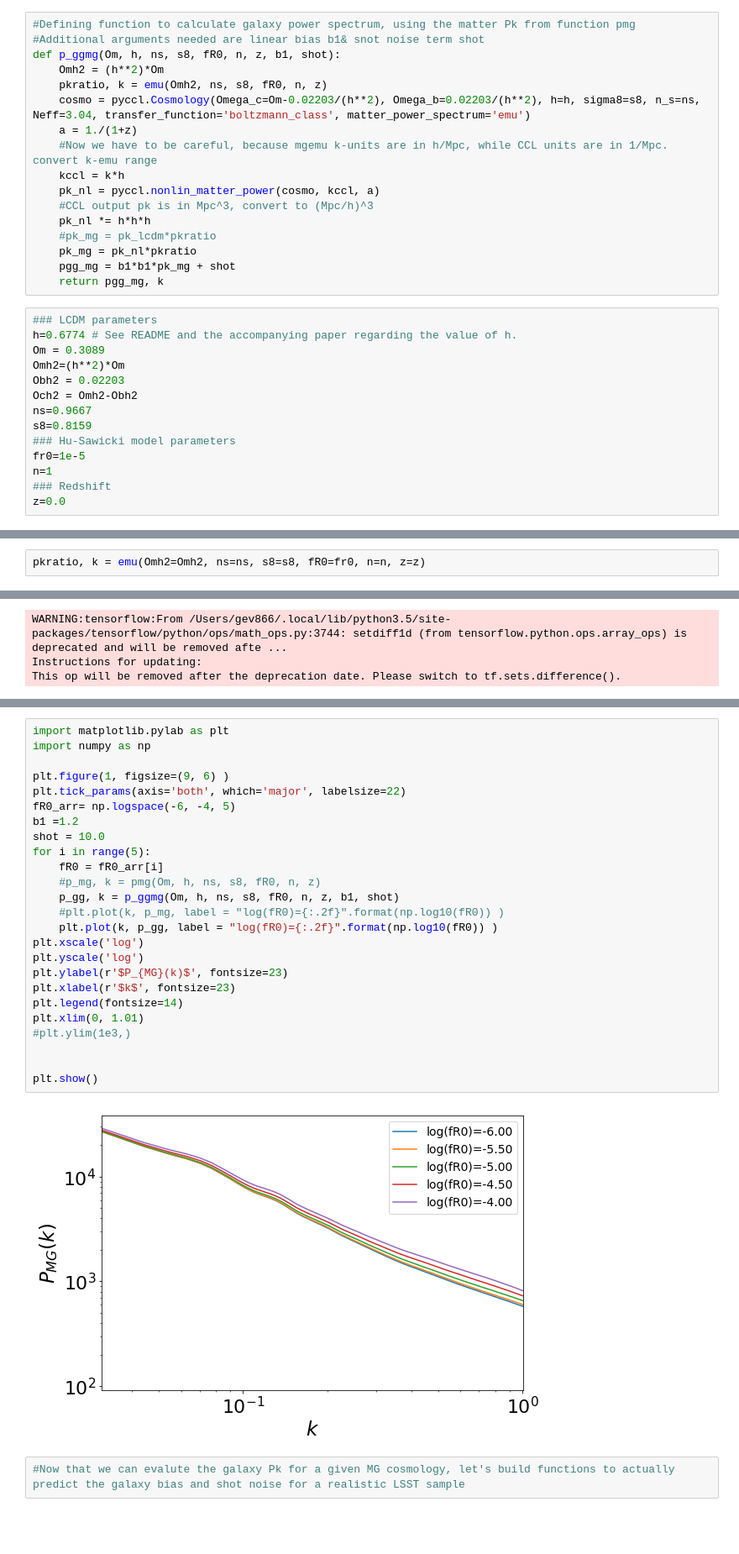
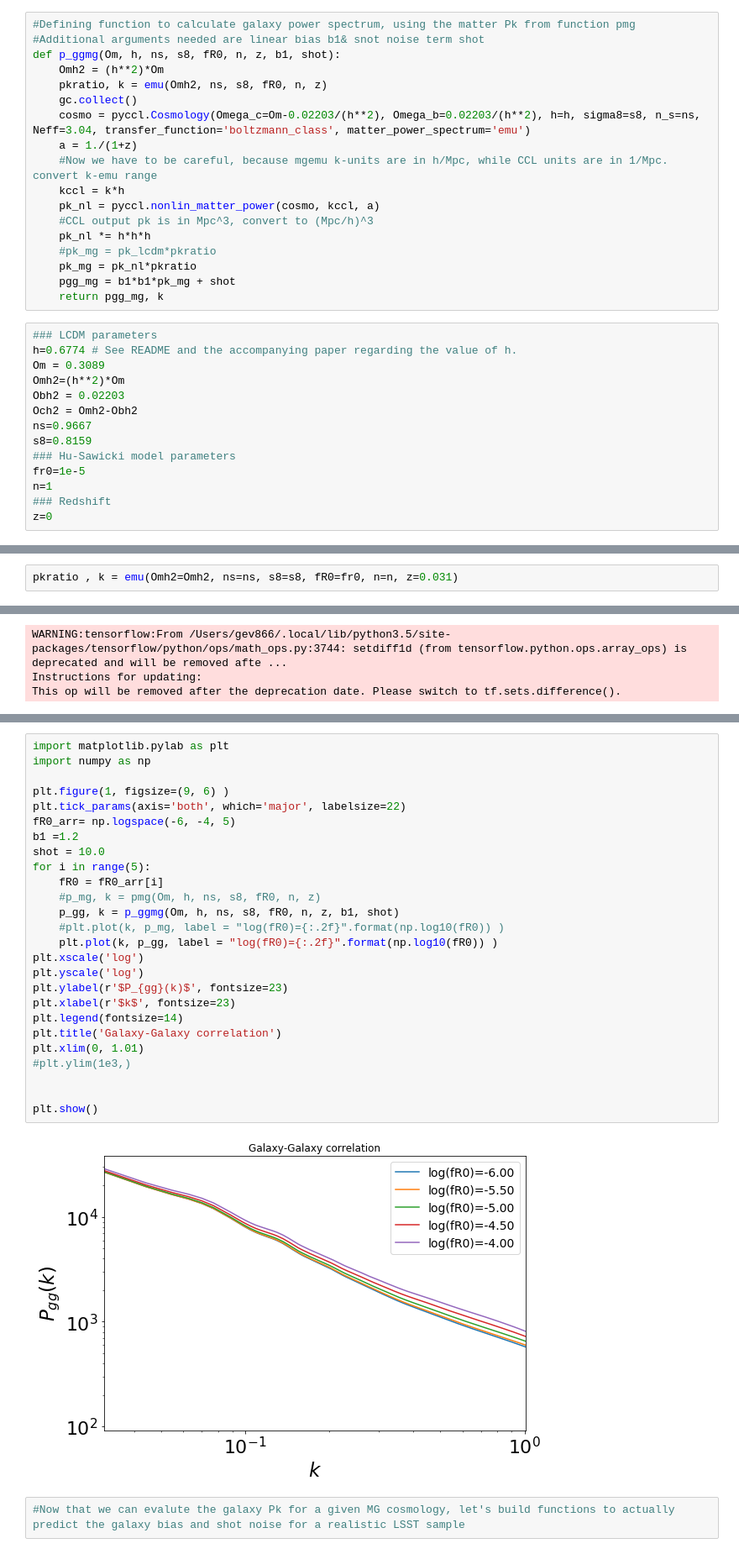
Before and after one commit to LSSTDESC/mgemu, a Jupyter notebook: notebooks/Galaxy_pmg.ipynb, the cells around one changed output, grey strips where cells are left out. Shown at 84% size. Cells and saved outputs as stored; diff of their text form; blank space fills up the shorter version.

```diff
--- a/notebooks/Galaxy_pmg.ipynb
+++ b/notebooks/Galaxy_pmg.ipynb
@@ -27,6 +46,7 @@ def pmg(Om, h, ns, s8, fR0, n, z):
 def p_ggmg(Om, h, ns, s8, fR0, n, z, b1, shot):
     Omh2 = (h**2)*Om
     pkratio, k = emu(Omh2, ns, s8, fR0, n, z)
+    gc.collect()
     cosmo = pyccl.Cosmology(Omega_c=Om-0.02203/(h**2), Omega_b=0.02203/(h**2), h=h, sigma8=s8, n_s=ns, Neff=3.04, transfer_function='boltzmann_class', matter_power_spectrum='emu')
     a = 1./(1+z)
     #Now we have to be careful, because mgemu k-units are in h/Mpc, while CCL units are in 1/Mpc. convert k-emu range
@@ -51,4 +71,4 @@ s8=0.8159
 fr0=1e-5
 n=1
 ### Redshift
-z=0.0
+z=0
@@ -55,5 +79,5 @@ z=0.0
 # %%
-pkratio, k = emu(Omh2=Omh2, ns=ns, s8=s8, fR0=fr0, n=n, z=z)
+pkratio , k = emu(Omh2=Omh2, ns=ns, s8=s8, fR0=fr0, n=n, z=0.031)
 # %% [output]
 WARNING:tensorflow:From /Users/gev866/.local/lib/python3.5/site-packages/gpflow-1.5.1-py3.5.egg/gpflow/core/node.py:125: The name tf.get_default_session is deprecated. Please use tf.compat.v1.get_defa ...
 WARNING:tensorflow:From /Users/gev866/.local/lib/python3.5/site-packages/gpflow-1.5.1-py3.5.egg/gpflow/core/node.py:125: The name tf.get_default_session is deprecated. Please use tf.compat.v1.get_defa ...
@@ -83,30 +109,31 @@ pk_lcdm *= h*h*h
 # %%
 import matplotlib.pylab as plt
 import numpy as np
 
 plt.figure(1, figsize=(9, 6) )
 plt.tick_params(axis='both', which='major', labelsize=22)
 fR0_arr= np.logspace(-6, -4, 5)
 b1 =1.2
 shot = 10.0
 for i in range(5):
     fR0 = fR0_arr[i]
     #p_mg, k = pmg(Om, h, ns, s8, fR0, n, z)
     p_gg, k = p_ggmg(Om, h, ns, s8, fR0, n, z, b1, shot)
     #plt.plot(k, p_mg, label = "log(fR0)={:.2f}".format(np.log10(fR0)) )
     plt.plot(k, p_gg, label = "log(fR0)={:.2f}".format(np.log10(fR0)) )
 plt.xscale('log')
 plt.yscale('log')
-plt.ylabel(r'$P_{MG}(k)$', fontsize=23)
+plt.ylabel(r'$P_{gg}(k)$', fontsize=23)
 plt.xlabel(r'$k$', fontsize=23)
 plt.legend(fontsize=14)
+plt.title('Galaxy-Galaxy correlation')
 plt.xlim(0, 1.01)
 #plt.ylim(1e3,)
 
 
 plt.show()
 # %% [output]
-[figure, old version]
+[figure, new version]
 # %%
 #Now that we can evalute the galaxy Pk for a given MG cosmology, let's build functions to actually predict the galaxy bias and shot noise for a realistic LSST sample
 # %%
```
Also changed, not shown: parts of 71 cells of this notebook, 2 other files.
